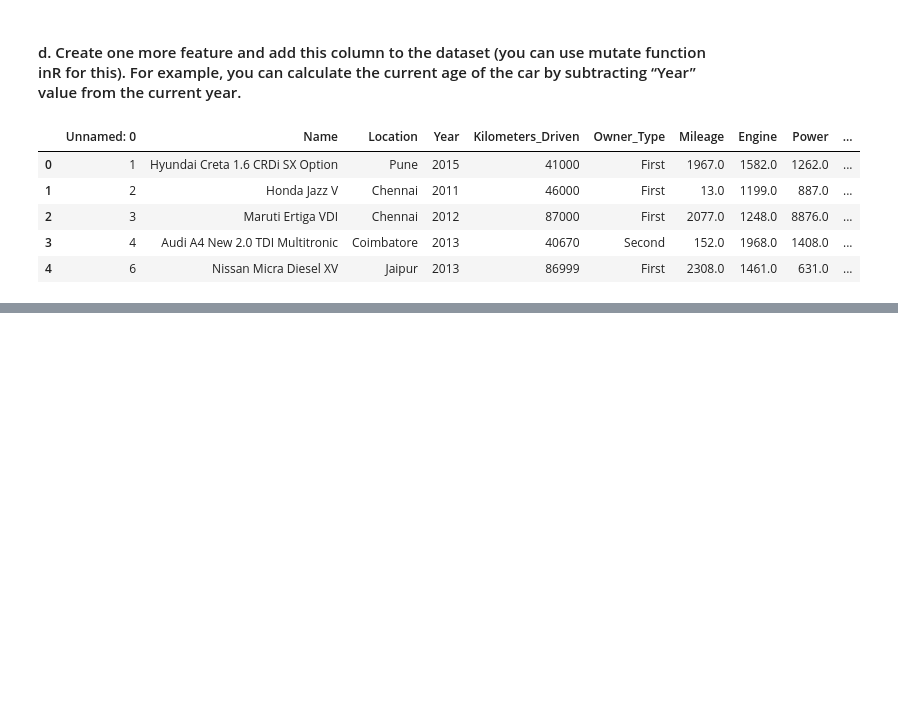
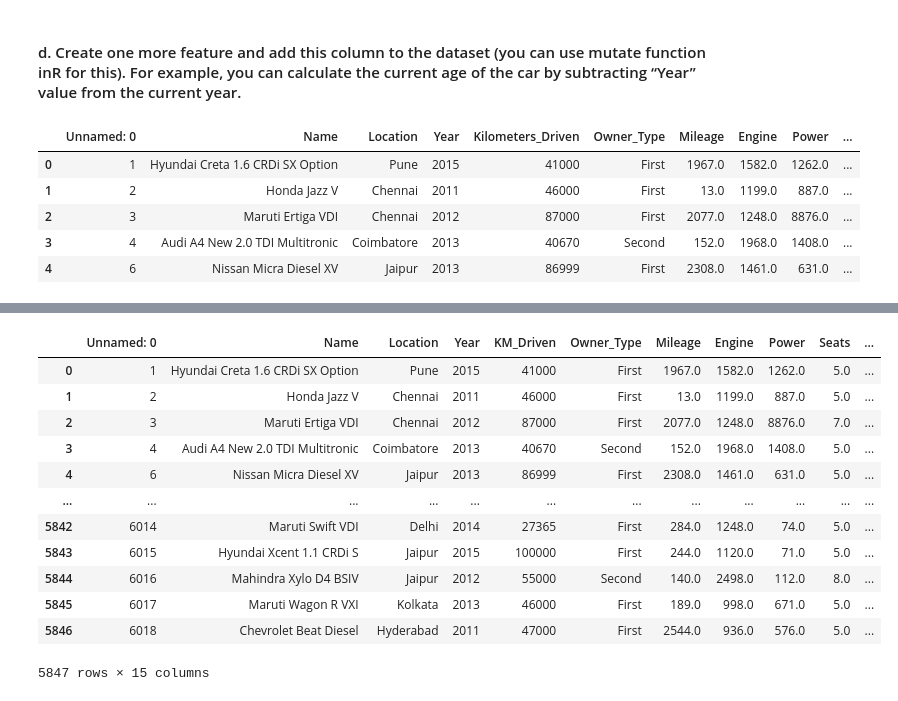
Before and after one commit to Kankshith2000/pds_assignment_2, a Jupyter notebook: Src/Assignment-2.ipynb, the cells around one changed output, grey strips where cells are left out. Drawn from its saved outputs; the diff is of its cells as text; code cells hidden in the pictures; blank space fills up the shorter version.

Commit message:
Performed select, filter, rename, mutate, arrange and summarize with group by operations

```diff
--- a/Src/Assignment-2.ipynb
+++ b/Src/Assignment-2.ipynb
@@ -115,0 +160,17 @@ dataset_clean = dataset.to_csv("../Data_Clean/clean.csv", index=False)
+# %%
+rename = dataset.rename(columns={'Kilometers_Driven': 'KM_Driven', 'Price': 'Car_Price'})
+rename
+# %% [output]
+|  | Unnamed: 0 | Name | Location | Year | KM_Driven | Owner_Type | Mileage | Engine | Power | Seats | ... |
+| 0 | 1 | Hyundai Creta 1.6 CRDi SX Option | Pune | 2015 | 41000 | First | 1967.0 | 1582.0 | 1262.0 | 5.0 | ... |
+| 1 | 2 | Honda Jazz V | Chennai | 2011 | 46000 | First | 13.0 | 1199.0 | 887.0 | 5.0 | ... |
+| 2 | 3 | Maruti Ertiga VDI | Chennai | 2012 | 87000 | First | 2077.0 | 1248.0 | 8876.0 | 7.0 | ... |
+| 3 | 4 | Audi A4 New 2.0 TDI Multitronic | Coimbatore | 2013 | 40670 | Second | 152.0 | 1968.0 | 1408.0 | 5.0 | ... |
+| 4 | 6 | Nissan Micra Diesel XV | Jaipur | 2013 | 86999 | First | 2308.0 | 1461.0 | 631.0 | 5.0 | ... |
+| ... | ... | ... | ... | ... | ... | ... | ... | ... | ... | ... | ... |
+| 5842 | 6014 | Maruti Swift VDI | Delhi | 2014 | 27365 | First | 284.0 | 1248.0 | 74.0 | 5.0 | ... |
+| 5843 | 6015 | Hyundai Xcent 1.1 CRDi S | Jaipur | 2015 | 100000 | First | 244.0 | 1120.0 | 71.0 | 5.0 | ... |
+| 5844 | 6016 | Mahindra Xylo D4 BSIV | Jaipur | 2012 | 55000 | Second | 140.0 | 2498.0 | 112.0 | 8.0 | ... |
+| 5845 | 6017 | Maruti Wagon R VXI | Kolkata | 2013 | 46000 | First | 189.0 | 998.0 | 671.0 | 5.0 | ... |
+| 5846 | 6018 | Chevrolet Beat Diesel | Hyderabad | 2011 | 47000 | First | 2544.0 | 936.0 | 576.0 | 5.0 | ... |
+5847 rows × 15 columns
```
Also changed, not shown: parts of 8 cells of this notebook, 4 other files.
